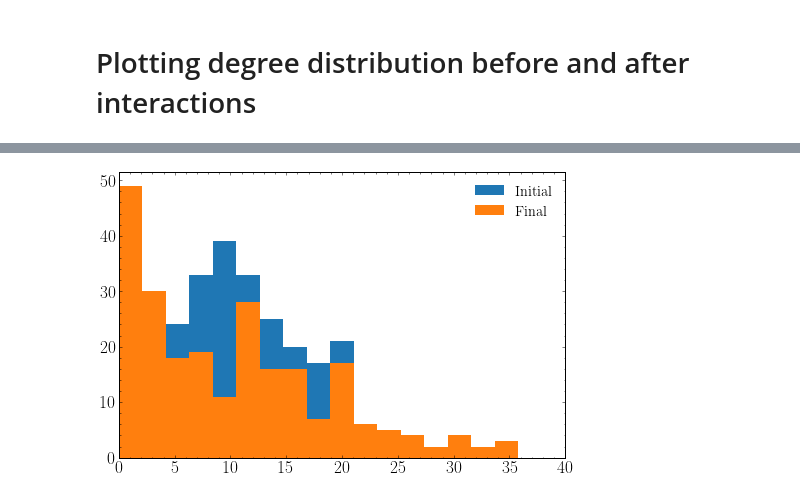
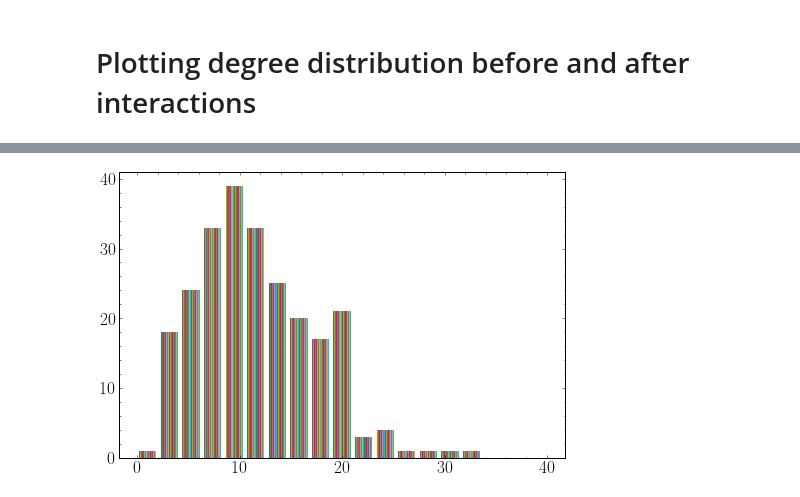
Before and after one commit to tomcjackc/higher-order-social-dynamics, a Jupyter notebook: higher order ng (adaptive - outcasts)/degree_dist.ipynb, the cells around one changed output, grey strips where cells are left out. Saved outputs shown, nothing was run; the diff lists cells and outputs as text; code cells hidden in the pictures.

```diff
--- a/higher order ng (adaptive - outcasts)/degree_dist.ipynb
+++ b/higher order ng (adaptive - outcasts)/degree_dist.ipynb
@@ -28,7 +29,7 @@ betas = [0.27]
 q_non_committed = 1
 q_committed = 1
 
-ensemble_size = 5
+ensemble_size = 20
 run_length = 10**5
 social_structures = ['InVS15', 'LyonSchool', 'SFHH', 'Thiers13']
 # %%
@@ -56,7 +67,7 @@ def count_np_occurrences(x, a):
 
 ### set params and load data
 social_structure = 'LyonSchool'
-output_fname = f'{social_structure}_{prop}_{beta}_{beta}_{q_non_committed}_{q_committed}_{run_length}_{ensemble_size}'
+output_fname = f'{social_structure}_{props[0]}_{betas[0]}_{betas[0]}_{q_non_committed}_{q_committed}_{run_length}_{ensemble_size}'
 data = pd.read_csv(f'aux_outputs/{output_fname}.csv', header=None)
 ###
 
@@ -67,40 +78,112 @@ final_deg = data.iloc[2::4].to_numpy(dtype=int)
 final_vocab = data.iloc[3::4].values.tolist()
 ###
 
+n = initial_deg.shape[1]
+print(n)
+
 ### count the number of 0 in the 2-d degree array (total singletons over all runs)
 total_singletons = count_np_occurrences(0, final_deg)
 ### find where the singletons are located in the 2-d array
 singleton_locs = np.where(final_deg == 0)
 
 ### count the number of singletons that have vocab = ['B']
-match_counter = 0
+B_counter = 0
+A_counter = 0
+AB_counter = 0
 for i in range(total_singletons):
     loc = (singleton_locs[0][i], singleton_locs[1][i])
     if final_vocab[loc[0]][loc[1]] == "['B']":
-        match_counter += 1
+        B_counter += 1
+    elif final_vocab[loc[0]][loc[1]] == "['A']":
+        A_counter += 1
+    elif final_vocab[loc[0]][loc[1]] == "['A', 'B']" or final_vocab[loc[0]][loc[1]] == "['B', 'A']":
+        AB_counter += 1
 ###
 
-### find the fraction of singletons which have ['B']
-B_singletons_density = match_counter/total_singletons
+### find the fraction of singletons which have different vocabs
+B_singletons_density = B_counter/total_singletons
+A_singletons_density = A_counter/total_singletons
+AB_singletons_density = AB_counter/total_singletons
 print(f'density of singletons with vocab=[\'B\']: {B_singletons_density}')
+print(f'density of singletons with vocab=[\'A\']: {A_singletons_density}')
+print(f'density of singletons with vocab=[\'A\', \'B\'] or [\'B\', \'A\']: {AB_singletons_density}')
+print()
+###
+
+singleton_locs = [(singleton_locs[0][i], singleton_locs[1][i]) for i in range(total_singletons)]
+
+B_counter = 0
+A_counter = 0
+AB_counter = 0
+for i in range(ensemble_size):
+    for j in range(n):
+        loc = (i, j)
+        if loc not in singleton_locs:
+            if final_vocab[loc[0]][loc[1]] == "['B']":
+                B_counter += 1
+            elif final_vocab[loc[0]][loc[1]] == "['A']":
+                A_counter += 1
+            elif final_vocab[loc[0]][loc[1]] == "['A', 'B']" or final_vocab[loc[0]][loc[1]] == "['B', 'A']":
+                AB_counter += 1
+
+print(A_counter)
+print(B_counter)
+print(AB_counter)
+B_multitons_density = B_counter/((n*ensemble_size)-total_singletons)
+A_multitons_density = A_counter/((n*ensemble_size)-total_singletons)
+AB_multitons_density = AB_counter/((n*ensemble_size)-total_singletons)
+print(f'density of multitons with vocab=[\'B\']: {B_multitons_density}')
+print(f'density of multitons with vocab=[\'A\']: {A_multitons_density}')
+print(f'density of multitons with vocab=[\'A\', \'B\'] or [\'B\', \'A\']: {AB_multitons_density}')
 ###
 
 ### find the average singleton density across all runs
-n = initial_deg.shape[1]
 av_final_singletons_density = total_singletons/(ensemble_size*n)
 print(f'final singleton density: {av_final_singletons_density}')
 ###
 
+
 ### plot the initial and final degree distributions in the same bins
+bin_num = 19
+same_bin_edges = np.linspace(0, 40, num=bin_num+1, endpoint=True)
+same_bin_centres = [(same_bin_edges[i]+same_bin_edges[i+1])/2 for i in range(bin_num)]
+
 plt.figure(1)
-same_bin_edges = np.linspace(0, 40, num=20, endpoint=True)
+#initial_bin_edges = np.histogram_bin_edges(initial_deg, bins=20)
+initial_deg_binned_freq = plt.hist(initial_deg.T, bins=same_bin_edges, label='Initial', alpha=1)[0]
+mean_initial_deg_binned_freq = np.mean(initial_deg_binned_freq, axis=0)
+std_initial_deg_binned_freq = np.mean(initial_deg_binned_freq, axis=0)
 
-#initial_bin_edges = np.histogram_bin_edges(initial_deg, bins=20)
-initial_deg_binned_freq = plt.hist(initial_deg[0], bins=same_bin_edges, label='Initial')
-
-#final_bin_edges = np.histogram_bin_edges(final_deg, bins=20)
-final_deg_binned_freq = plt.hist(final_deg[0], bins=same_bin_edges, label='Final')
+plt.figure(2)
+plt.stairs(mean_initial_deg_binned_freq, edges=same_bin_edges, label='Initial')
+plt.errorbar(same_bin_centres, mean_initial_deg_binned_freq, yerr=std_initial_deg_binned_freq/np.sqrt(ensemble_size), linestyle='None', color='tab:blue', capsize=3)
 plt.legend()
 plt.xlim((0, 40))
+plt.xlabel('Degree')
+plt.ylabel('Frequency Density')
+plt.savefig(f'figures/initial_deg_dist_{output_fname}.pdf')
+
+
+plt.figure(3)
+#final_bin_edges = np.histogram_bin_edges(final_deg, bins=20)
+final_deg_binned_freq = plt.hist(final_deg.T, bins=same_bin_edges, label='Final', alpha=1)[0]
+mean_final_deg_binned_freq = np.mean(final_deg_binned_freq, axis=0)
+std_final_deg_binned_freq = np.mean(final_deg_binned_freq, axis=0)
+
+
+plt.figure(4)
+plt.stairs(mean_final_deg_binned_freq, edges=same_bin_edges, label='Final')
+plt.errorbar(same_bin_centres, mean_final_deg_binned_freq, yerr=std_final_deg_binned_freq/np.sqrt(ensemble_size), linestyle='None', color='tab:blue', capsize=3)
+plt.legend()
+plt.xlim((0, 40))
+plt.xlabel('Degree')
+plt.ylabel('Frequency Density')
+plt.savefig(f'figures/final_deg_dist_{output_fname}.pdf')
 ###
+
+plt.figure(5)
+plt.pie([A_singletons_density, B_singletons_density, AB_singletons_density], labels=['A', 'B', 'AB'], autopct='%.1f%%')
+
+plt.figure(6)
+plt.pie([A_multitons_density, B_multitons_density, AB_multitons_density], labels=['A', 'B', 'AB'], autopct='%.1f%%')
 # %% [output]
@@ -110 +211 @@ final singleton density: 0.12644628099173555
-[figure, old version]
+[figure, new version]
```
Also changed, not shown: parts of 3 cells of this notebook, 13 other files.
